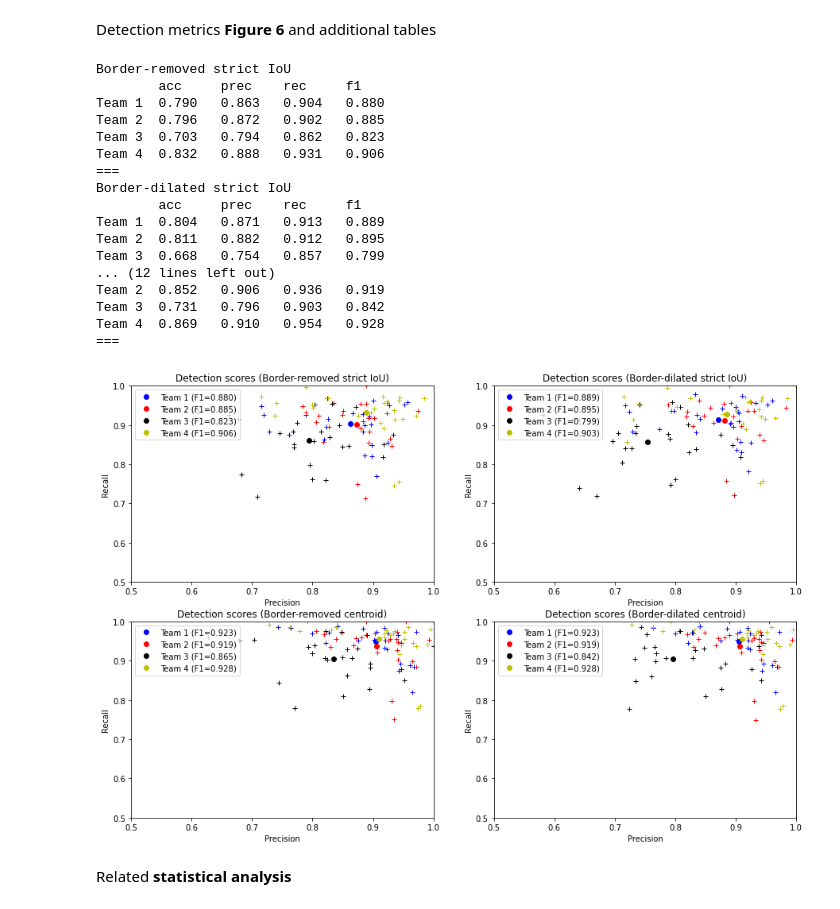
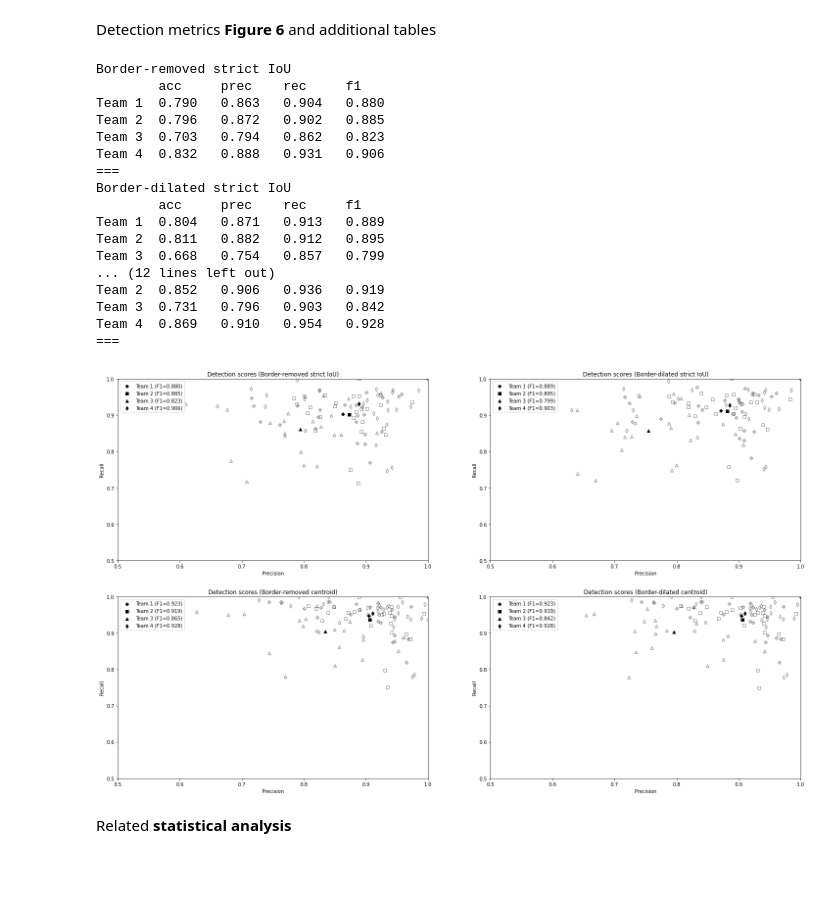
Before and after one commit to adfoucart/disentangled-metrics-suppl, a Jupyter notebook: Supplementary materials.ipynb, the cells around one changed output. Saved outputs shown, nothing was run; the diff lists cells and outputs as text; code cells hidden in the pictures; blank space fills up the shorter version.

```diff
--- a/Supplementary materials.ipynb
+++ b/Supplementary materials.ipynb
@@ -164,8 +163,9 @@ Border-dilated centroid         0.586   0.574   0.516   0.561   0.913
 # %%
+plt.figure(figsize=(25,15))
 for idm,ext in enumerate(methods):
-    plt.figure(figsize=(10,5))
+    plt.subplot(2,2,idm+1)
     plt.boxplot([teamPQs[idm][idt] for idt in range(4)], labels=[f"Team {idt+1}" for idt in range(4)], showmeans=True)
     plt.title(f"PQ computed with {methods[ext]}")
     plt.ylim([0.3,0.8])
-    plt.show()
+plt.show()
 # %% [output]
@@ -214,9 +211,10 @@ for team in teams:
         team_dir = os.path.join(teams_dir, team)
         teamDQSQs[idm].append(getTeamDQSQs(team_dir,ext))
 
-colors = ['b','r','k','y']
+#colors = ['b','r','k','y']
+symbols = ['P', 's', '^', 'd'] # black & white version
 
-plt.figure(figsize=(15,10))
+plt.figure(figsize=(25, 15))
 for idm,ext in enumerate(methods):
     plt.subplot(2,2,idm+1)
     for idt,team in enumerate(teams):
@@ -225,8 +223,8 @@ for idm,ext in enumerate(methods):
         for dq,sq in teamDQSQs[idm][idt]:
             dqs.append(dq)
             sqs.append(sq)
-        plt.plot(dqs,sqs,f"{colors[idt]}+",label=f"Team {idt+1}", zorder=1)
-        plt.plot(statistics.mean(dqs),statistics.mean(sqs),f"{colors[idt]}o", zorder=2)
+        plt.scatter(dqs,sqs,marker=f"{symbols[idt]}",facecolor='none', edgecolor='k', label=f"Team {idt+1}", alpha=0.5)
+        plt.scatter(statistics.mean(dqs),statistics.mean(sqs),marker=f"{symbols[idt]}",facecolor='k', zorder=2)
     plt.xlabel('DQ')
     plt.ylabel('SQ')
     plt.xlim([0.3,1.])
@@ -291,7 +289,9 @@ for idt,team in enumerate(teams):
 Detection metrics **Figure 6** and additional tables
 # %%
 teamF1s = [[] for _ in range(4)]
-plt.figure(figsize=(15,10))
+symbols = ['P', 's', '^', 'd'] # black & white version
+
+plt.figure(figsize=(25,15))
 for ide,ext in enumerate(methods):
     output_table = [['   ', 'acc', 'prec', 'rec', 'f1']]
     print(methods[ext])
@@ -307,39 +307,39 @@ for ide,ext in enumerate(methods):
             precs.append(detection['prec'])
             recs.append(detection['rec'])
             f1s.append(detection['f1'])
-            plt.plot(detection['prec'], detection['rec'], f"{colors[idt]}+", zorder=1)
+            plt.scatter(detection['prec'], detection['rec'], marker=f"{symbols[idt]}", facecolor='none', edgecolor='k', alpha=0.5, zorder=1)
         output_table += [[f'Team {idt+1}', f'{statistics.mean(accs):.3f}', f'{statistics.mean(precs):.3f}', f'{statistics.mean(recs):.3f}', f'{statistics.mean(f1s):.3f}']]
         teamF1s[ide].append(f1s)
-        plt.plot(statistics.mean(precs), statistics.mean(recs), f"{colors[idt]}o", label=f"Team {idt+1} (F1={statistics.mean(f1s):.3f})", zorder=2)
+        plt.scatter(statistics.mean(precs), statistics.mean(recs), marker=f"{symbols[idt]}", facecolor='k', edgecolor='k', label=f"Team {idt+1} (F1={statistics.mean(f1s):.3f})", zorder=2)
     plt.legend(loc='upper left')
     plt.title(f"Detection scores ({methods[ext]})")
     plt.xlabel('Precision')
     plt.ylabel('Recall')
     plt.xlim([0.5,1])
     plt.ylim([0.5,1])
     for line in output_table:
         print('\t'.join(line))
     print("===")
 plt.show()
 # %% [output]
 Border-removed strict IoU
         acc     prec    rec     f1
 Team 1  0.790   0.863   0.904   0.880
 Team 2  0.796   0.872   0.902   0.885
 Team 3  0.703   0.794   0.862   0.823
 Team 4  0.832   0.888   0.931   0.906
 ===
 Border-dilated strict IoU
         acc     prec    rec     f1
 Team 1  0.804   0.871   0.913   0.889
 Team 2  0.811   0.882   0.912   0.895
 Team 3  0.668   0.754   0.857   0.799
 ... (12 lines left out)
 Team 2  0.852   0.906   0.936   0.919
 Team 3  0.731   0.796   0.903   0.842
 Team 4  0.869   0.910   0.954   0.928
 ===
-[figure, old version]
+[figure, new version]
 # %% [markdown]
 Related **statistical analysis**
 # %%
```
Also changed, not shown: parts of 10 cells of this notebook.
